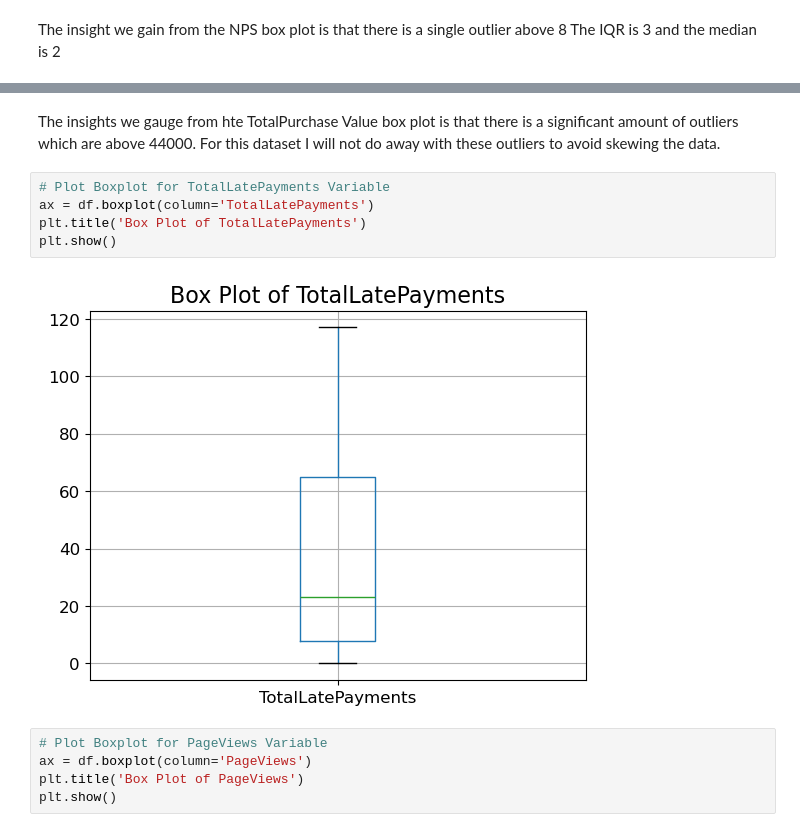
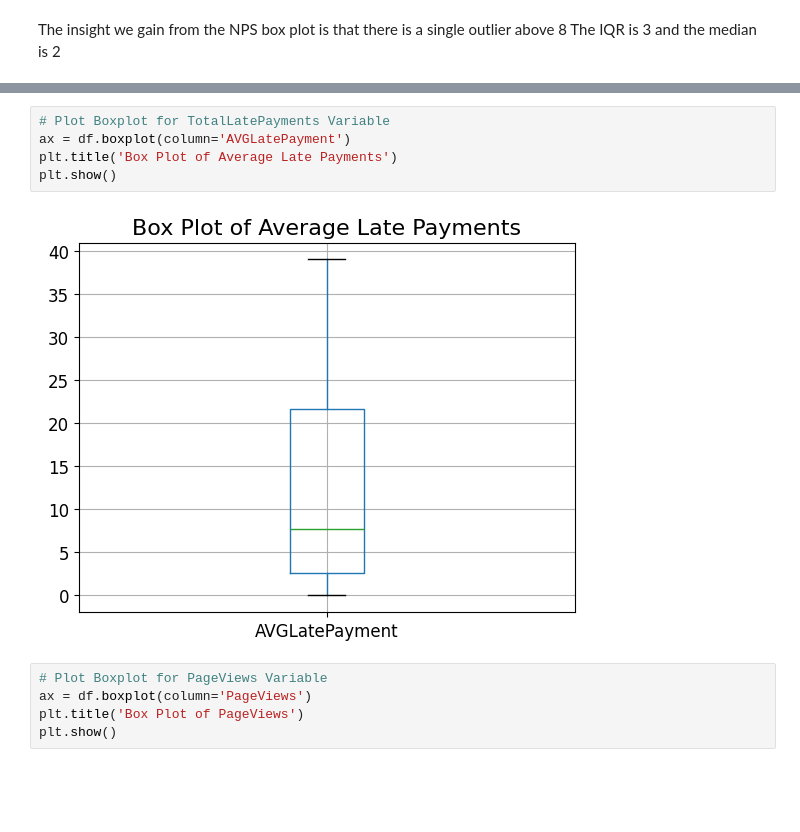
Before and after one commit to mongare70/customer-churn-prediction, a Jupyter notebook: reder-prediction/EDA/eda.ipynb, the cells around one changed output, grey strips where cells are left out. Saved outputs shown, nothing was run; the diff lists cells and outputs as text; blank space fills up the shorter version.

```diff
--- a/reder-prediction/EDA/eda.ipynb
+++ b/reder-prediction/EDA/eda.ipynb
@@ -150,12 +166,10 @@ plt.show()
-# %% [markdown]
-The insights we gauge from hte TotalPurchase Value box plot is that there is a significant amount of outliers which are above 44000. For this dataset I will not do away with these outliers to avoid skewing the data.
 # %%
 # Plot Boxplot for TotalLatePayments Variable
-ax = df.boxplot(column='TotalLatePayments')
-plt.title('Box Plot of TotalLatePayments')
+ax = df.boxplot(column='AVGLatePayment')
+plt.title('Box Plot of Average Late Payments')
 plt.show()
 # %% [output]
-[figure, old version]
+[figure, new version]
 # %%
 # Plot Boxplot for PageViews Variable
 ax = df.boxplot(column='PageViews')
```
Also changed, not shown: parts of 34 cells of this notebook, 2 other files.
